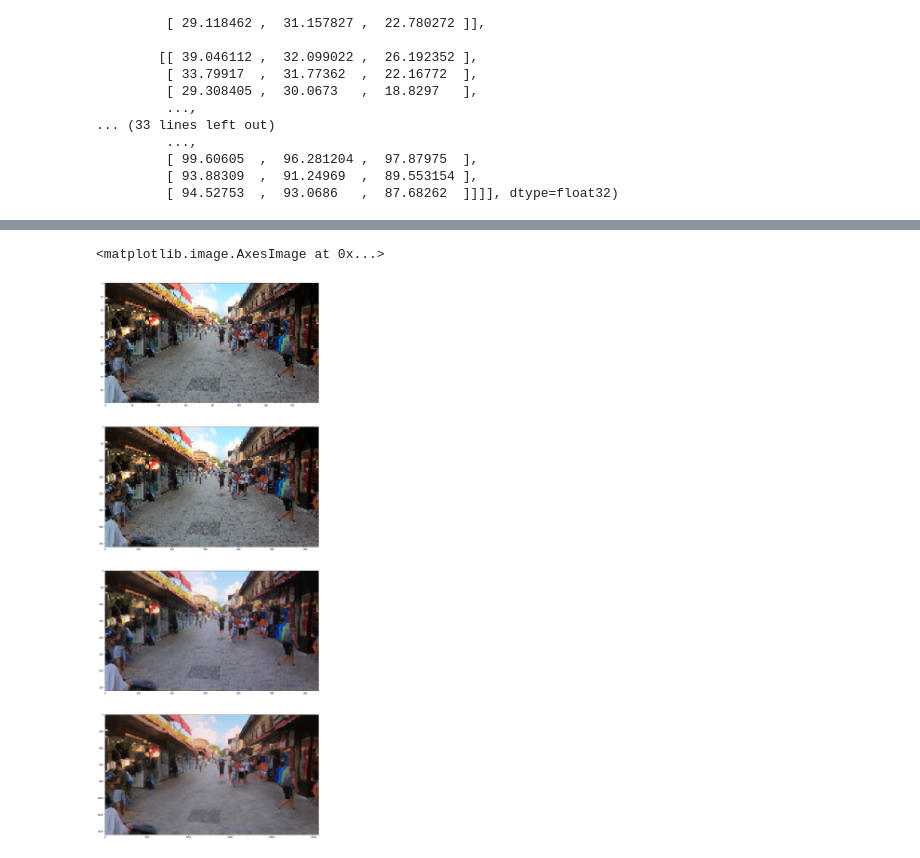
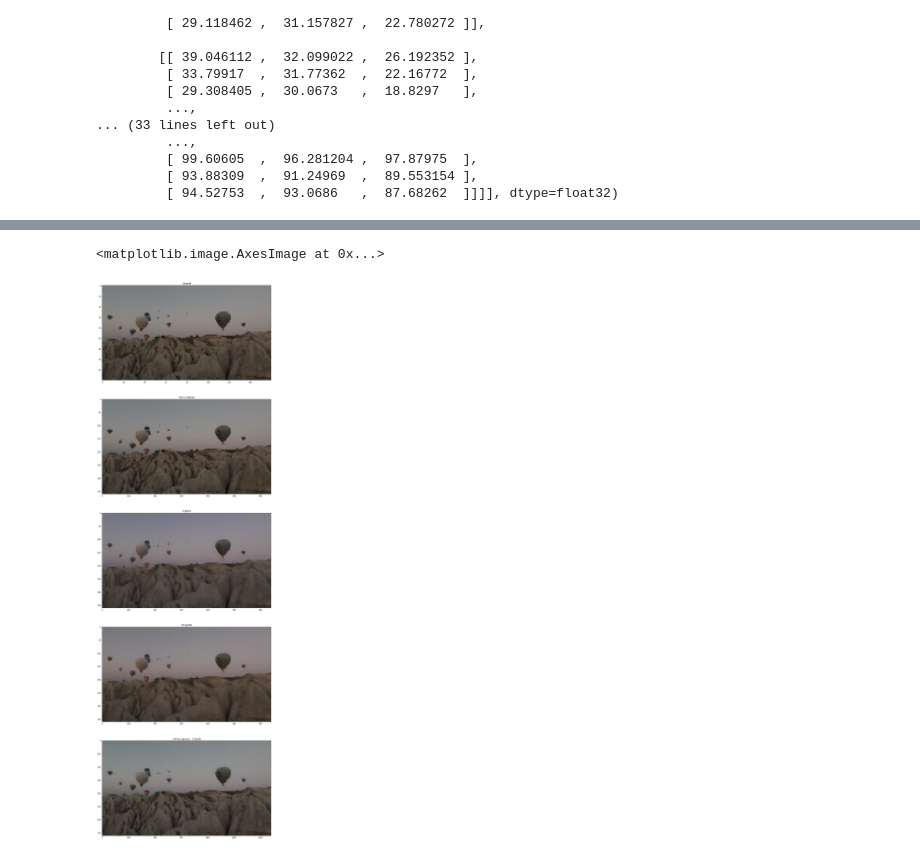
Before and after one commit to duongtruongtrong/super_resolution_video_srvgan, a Jupyter notebook: srv_gan_2.ipynb, the cells around one changed output, grey strips where cells are left out. Saved outputs shown, nothing was run; the diff lists cells and outputs as text; code cells hidden in the pictures.

Commit message:
upscale 2 times model is better than upscale 4 times model. Use 2-time upscale model to train.

```diff
--- a/srv_gan_2.ipynb
+++ b/srv_gan_2.ipynb
@@ -1114,7 +1111,7 @@ import random
 
 # image = image[0]
 
-image = tf.io.read_file('results\low_2.png')
+image = tf.io.read_file('results\low_1.png')
 image = tf.image.decode_jpeg(image, channels=3)
 
 image_adj = tf.image.convert_image_dtype(image, tf.float32)
@@ -1134,22 +1131,31 @@ gen_1 = tf.cast(255 * (gen_1 + 1.0) / 2.0, tf.uint8)
 # Recreate the exact same model, including its weights and the optimizer
 gen_model_2 = tf.keras.models.load_model('models/generator_2.h5')
 
+gen_2 = gen_model_2.predict(image_adj)
+gen_2 = tf.cast(255 * (gen_2 + 1.0) / 2.0, tf.uint8)
+
+# Recreate the exact same model, including its weights and the optimizer
+gen_model_3 = tf.keras.models.load_model('models/generator_upscale_2_times.h5')
+
 # Define arbitrary spatial dims, and 3 channels.
 inputs = tf.keras.Input((None, None, 3))
 
 # Trace out the graph using the input:
-outputs = gen_model_2(inputs)
+outputs = gen_model_3(inputs)
 
 # Override the model:
-gen_model_2 = tf.keras.models.Model(inputs, outputs)
+gen_model_3 = tf.keras.models.Model(inputs, outputs)
 
-gen_2 = gen_model_2.predict(image_adj)
-gen_2 = tf.cast(255 * (gen_2 + 1.0) / 2.0, tf.uint8)
+gen_3 = gen_model_3.predict(image_adj)
+gen_3 = tf.cast(255 * (gen_3 + 1.0) / 2.0, tf.uint8)
+gen_3 = tf.image.convert_image_dtype(gen_3, tf.float32)
 
-gen_2 = tf.image.convert_image_dtype(gen_2, tf.float32)
+gen_3 = gen_model_3.predict(gen_3)
+gen_3 = tf.cast(255 * (gen_3 + 1.0) / 2.0, tf.uint8)
+gen_3 = tf.image.convert_image_dtype(gen_3, tf.float32)
 
-gen_2 = gen_model_2.predict(gen_2)
-gen_2 = tf.cast(255 * (gen_2 + 1.0) / 2.0, tf.uint8)
+gen_3 = gen_model_3.predict(gen_3)
+gen_3 = tf.cast(255 * (gen_3 + 1.0) / 2.0, tf.uint8)
 
 # image_high = tf.io.read_file('E:\CoderSchool_Final_Project\super_resolution_video\results\gen_1.png')
 # image_high = tf.image.decode_jpeg(image_high, channels=3)
@@ -1167,11 +1173,21 @@ high_res = tf.image.resize(image,
 
 high_res = tf.cast(high_res, tf.uint8)
 
-f, (ax1, ax2, ax3, ax4) = plt.subplots(4, 1, figsize=(80, 45))
+f, (ax1, ax2, ax3, ax4, ax5) = plt.subplots(5, 1, figsize=(100, 55))
+ax1.set_title('Original')
 ax1.imshow(image)
+
+ax2.set_title('Normal Resize')
 ax2.imshow(high_res)
+
+ax3.set_title('3 Epoch')
 ax3.imshow(gen_1[0])
+
+ax4.set_title('19 Epoch')
 ax4.imshow(gen_2[0])
+
+ax5.set_title('2 times upscale - 3 Epoch')
+ax5.imshow(gen_3[0])
 # %% [output]
 1 Physical GPUs, 1 Logical GPUs
 WARNING:tensorflow:No training configuration found in save file: the model was *not* compiled. Compile it manually.
@@ -1182,2 +1201,2 @@ nearest
 <matplotlib.image.AxesImage at 0x...>
-[figure, old version]
+[figure, new version]
```
Also changed, not shown: parts of 4 cells of this notebook, 1 other file.
